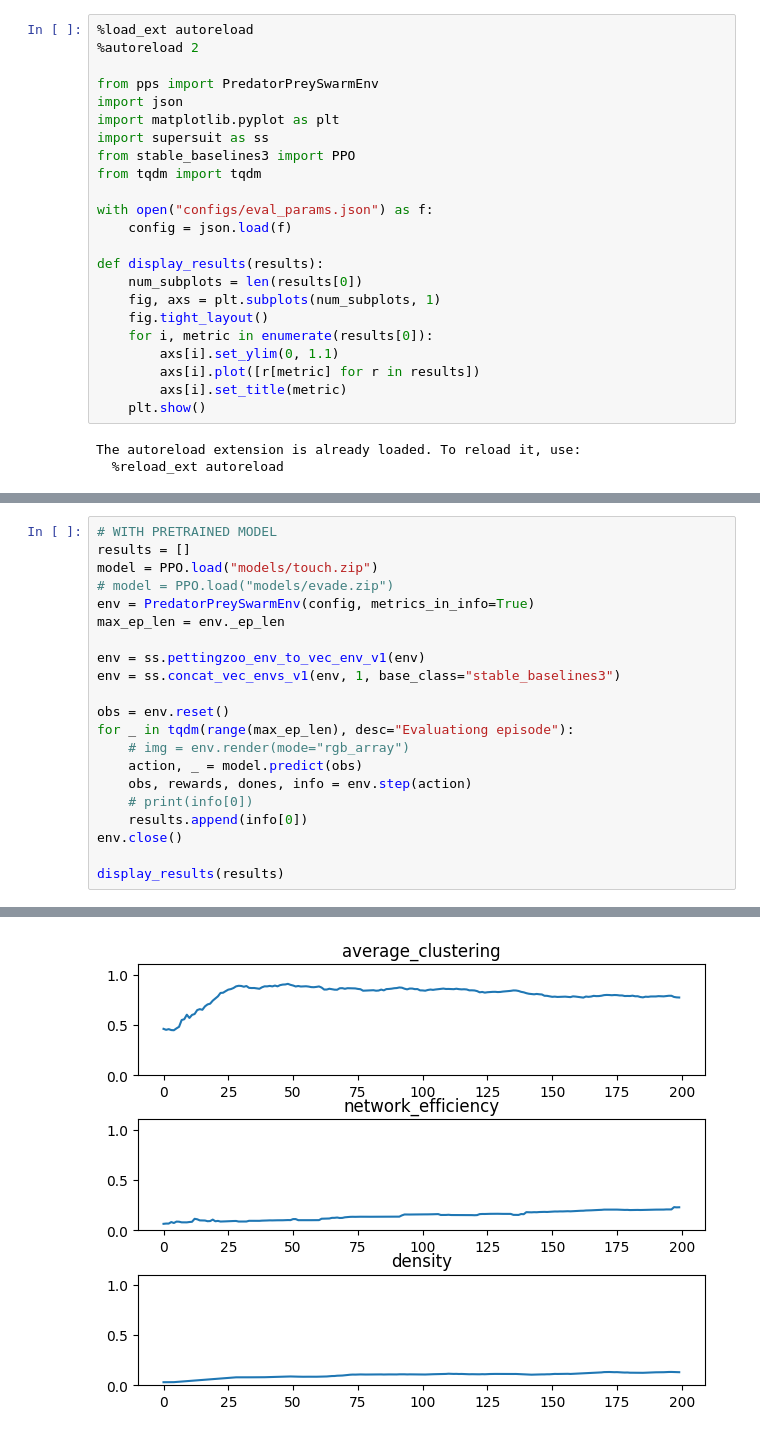
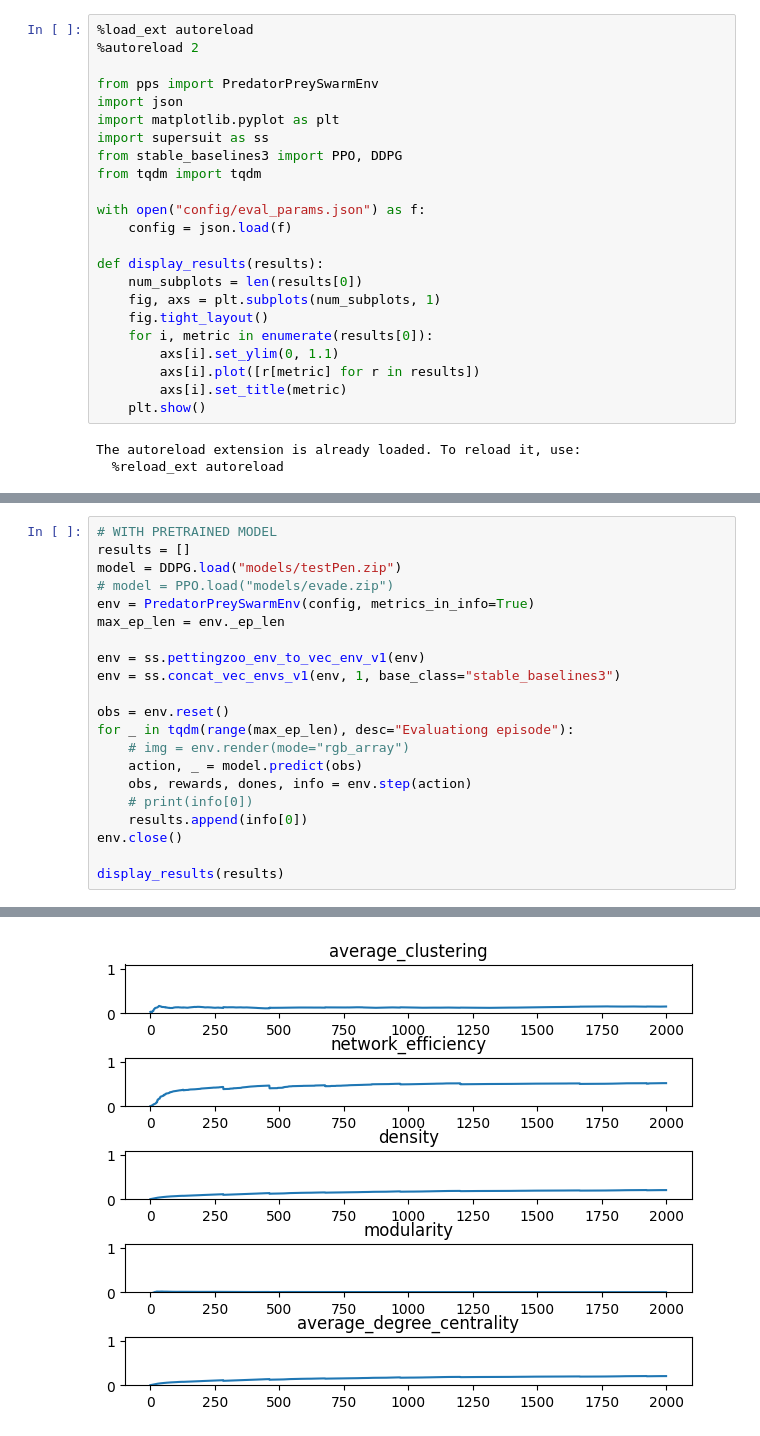
Before and after one commit to JuiceVodka/SV_2024-25_groupF, a Jupyter notebook: src/eval.ipynb, the cells around one changed output, grey strips where cells are left out. Cells and saved outputs as stored; diff of their text form.

```diff
--- a/src/eval.ipynb
+++ b/src/eval.ipynb
@@ -6,10 +6,10 @@ from pps import PredatorPreySwarmEnv
 import json
 import matplotlib.pyplot as plt
 import supersuit as ss
-from stable_baselines3 import PPO
+from stable_baselines3 import PPO, DDPG
 from tqdm import tqdm
 
-with open("configs/eval_params.json") as f:
+with open("config/eval_params.json") as f:
     config = json.load(f)
 
 def display_results(results):
@@ -46,25 +46,25 @@ Some particles are overlapped at the initial time !
 # %%
 # WITH PRETRAINED MODEL
 results = []
-model = PPO.load("models/touch.zip")
+model = DDPG.load("models/testPen.zip")
 # model = PPO.load("models/evade.zip")
 env = PredatorPreySwarmEnv(config, metrics_in_info=True)
 max_ep_len = env._ep_len
 
 env = ss.pettingzoo_env_to_vec_env_v1(env)
 env = ss.concat_vec_envs_v1(env, 1, base_class="stable_baselines3")
 
 obs = env.reset()
 for _ in tqdm(range(max_ep_len), desc="Evaluationg episode"):
     # img = env.render(mode="rgb_array")
     action, _ = model.predict(obs)
     obs, rewards, dones, info = env.step(action)
     # print(info[0])
     results.append(info[0])
 env.close()
 
 display_results(results)
 # %% [output]
 Using custom config
 Some particles are overlapped at the initial time !
-[figure, old version]
+[figure, new version]
```
Also changed, not shown: parts of 1 cell of this notebook, 8 other files.
